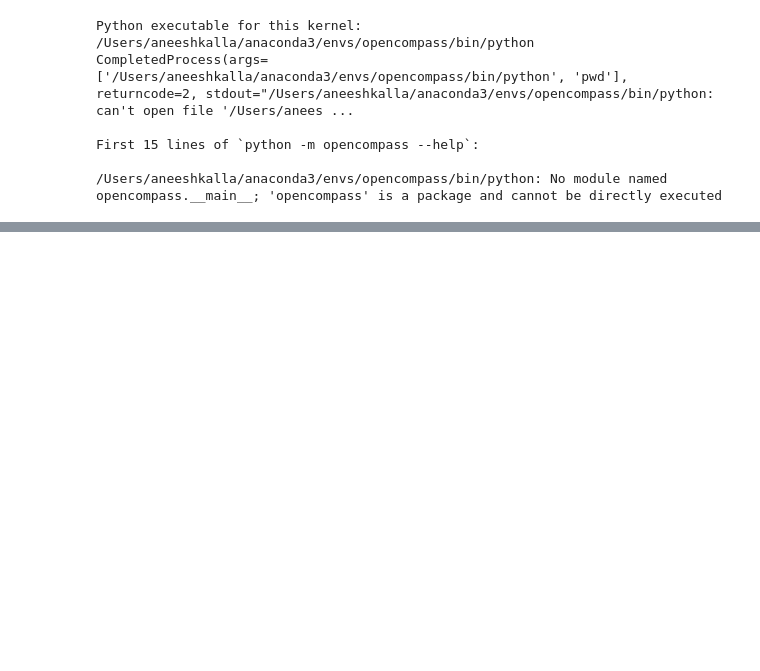
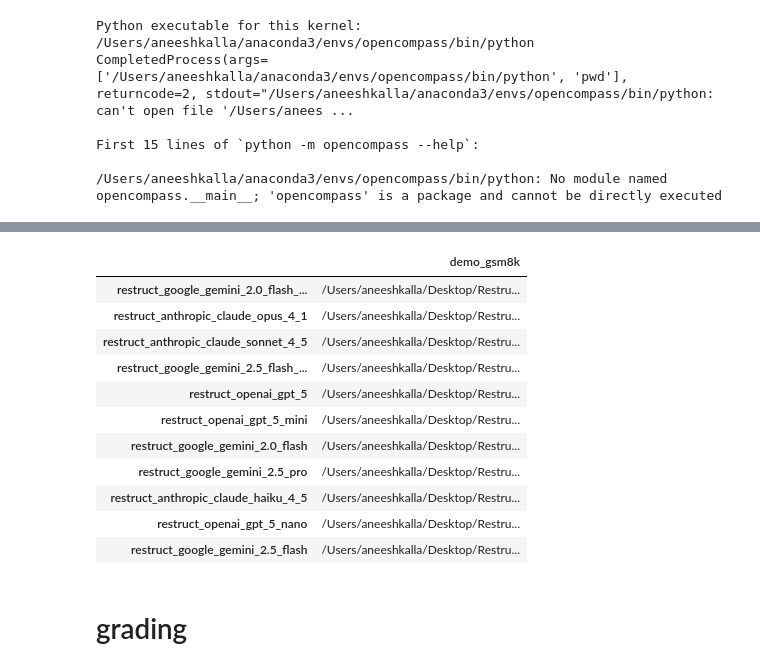
Before and after one commit to NamitM2/Restruct, a Jupyter notebook: backend_code/notebooks/data.ipynb, the cells around one changed output, grey strips where cells are left out. Cells and saved outputs as stored; diff of their text form; code cells hidden in the pictures; blank space fills up the shorter version.

Commit message:
grading implemented

```diff
--- a/backend_code/notebooks/data.ipynb
+++ b/backend_code/notebooks/data.ipynb
@@ -86,0 +168,55 @@ launch OpenICLInfer[restruct_openai_gpt_5/demo_gsm8k] on CPU
+# %%
+import pandas as pd
+from pathlib import Path
+
+def update_predictions_df(run_dir: str, df: pd.DataFrame | None = None) -> pd.DataFrame:
+    run_path = Path(run_dir)
+    preds_dir = run_path / "predictions"
+    if not preds_dir.exists():
+        raise FileNotFoundError(f"No predictions directory at {preds_dir}")
+
+    # Start from existing CSV if not provided
+    if df is None:
+        csv_path = run_path.parent.parent / "predictions.csv"
+        if csv_path.exists():
+            df = pd.read_csv(csv_path, index_col=0)
+        else:
+            df = pd.DataFrame()
+
+    # Traverse model/dataset files
+    for model_dir in preds_dir.iterdir():
+        if not model_dir.is_dir():
+            continue
+        model_name = model_dir.name
+        for json_file in model_dir.glob("*.json"):
+            dataset_name = json_file.stem  # e.g., demo_gsm8k
+            if model_name not in df.index:
+                df.loc[model_name, :] = pd.NA
+            if dataset_name not in df.columns:
+                df[dataset_name] = pd.NA
+            df.at[model_name, dataset_name] = str(json_file.resolve())
+
+    return df
+
+# Example usage:
+base_run = "/Users/aneeshkalla/Desktop/Restruct/backend_code/notebooks/outputs/20251129_042703"
+csv_out = Path(base_run).parent.parent / "predictions.csv"
+
+df = update_predictions_df(base_run)
+df.to_csv(csv_out)
+df
+# %% [output]
+|  | demo_gsm8k |
+| restruct_google_gemini_2.0_flash_... | /Users/aneeshkalla/Desktop/Restru... |
+| restruct_anthropic_claude_opus_4_1 | /Users/aneeshkalla/Desktop/Restru... |
+| restruct_anthropic_claude_sonnet_4_5 | /Users/aneeshkalla/Desktop/Restru... |
+| restruct_google_gemini_2.5_flash_... | /Users/aneeshkalla/Desktop/Restru... |
+| restruct_openai_gpt_5 | /Users/aneeshkalla/Desktop/Restru... |
+| restruct_openai_gpt_5_mini | /Users/aneeshkalla/Desktop/Restru... |
+| restruct_google_gemini_2.0_flash | /Users/aneeshkalla/Desktop/Restru... |
+| restruct_google_gemini_2.5_pro | /Users/aneeshkalla/Desktop/Restru... |
+| restruct_anthropic_claude_haiku_4_5 | /Users/aneeshkalla/Desktop/Restru... |
+| restruct_openai_gpt_5_nano | /Users/aneeshkalla/Desktop/Restru... |
+| restruct_google_gemini_2.5_flash | /Users/aneeshkalla/Desktop/Restru... |
+# %% [markdown]
+# grading
```
Also changed, not shown: parts of 4 cells of this notebook, 19 other files.
